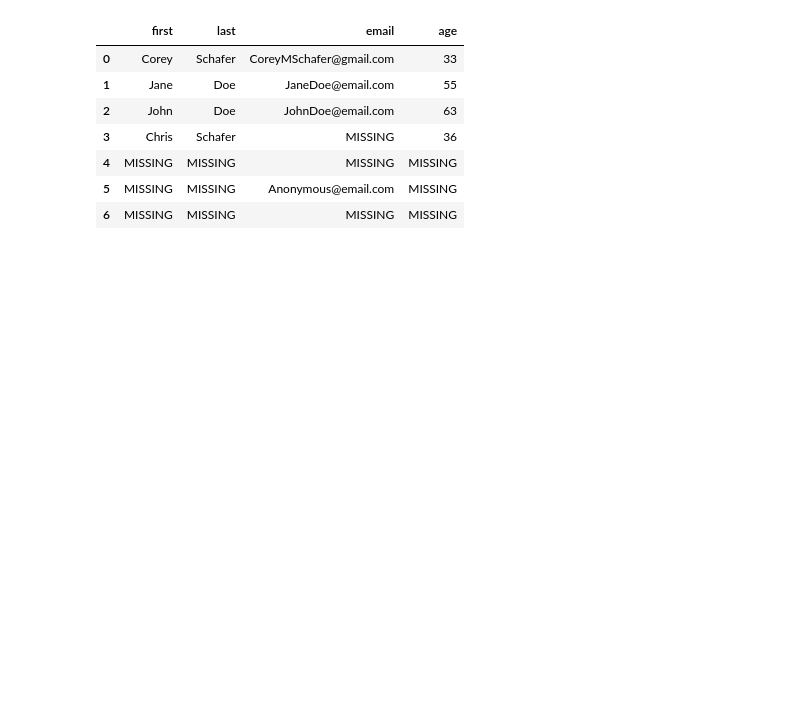
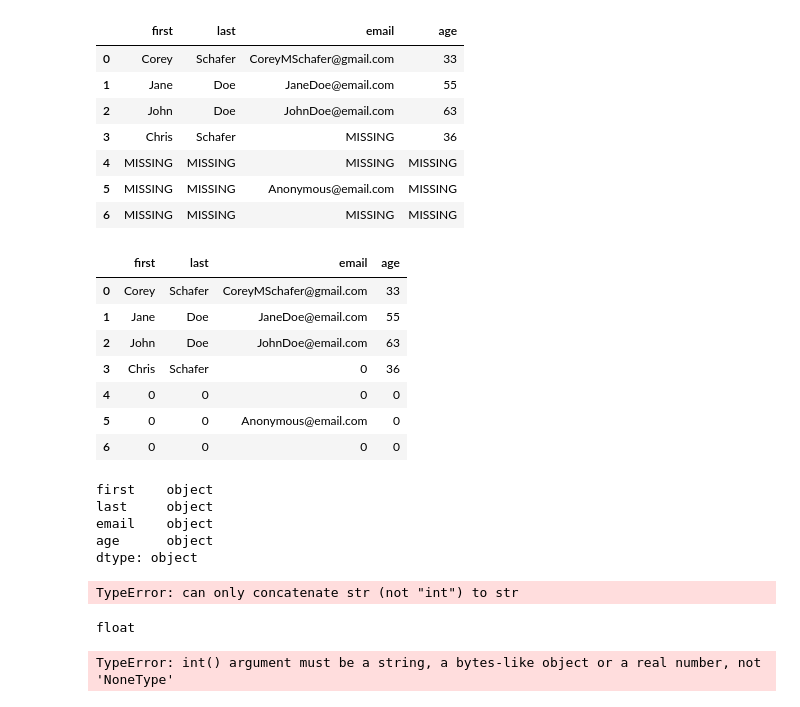
Before and after one commit to Utsav-Raut/handson_with_python_2023, a Jupyter notebook: pandas_tutorial/Pandas_Demo9_Helper.ipynb, the cells around one changed output. Saved outputs shown, nothing was run; the diff lists cells and outputs as text; code cells hidden in the pictures; blank space fills up the shorter version.

```diff
--- a/pandas_tutorial/Pandas_Demo9_Helper.ipynb
+++ b/pandas_tutorial/Pandas_Demo9_Helper.ipynb
@@ -139,4 +139,15 @@ df.fillna('MISSING')
 | 5 | MISSING | MISSING | Anonymous@email.com | MISSING |
 | 6 | MISSING | MISSING | MISSING | MISSING |
 # %%
-# 14:00
+# In case of numeric fields, it is sensible to fillna values with 0/-1
+# This however does not stop us from filling string na values with 0/-1
+df.fillna(0)
+# %% [output]
+|  | first | last | email | age |
+| 0 | Corey | Schafer | CoreyMSchafer@gmail.com | 33 |
+| 1 | Jane | Doe | JaneDoe@email.com | 55 |
+| 2 | John | Doe | JohnDoe@email.com | 63 |
+| 3 | Chris | Schafer | 0 | 36 |
+| 4 | 0 | 0 | 0 | 0 |
+| 5 | 0 | 0 | Anonymous@email.com | 0 |
+| 6 | 0 | 0 | 0 | 0 |
@@ -142,0 +156,29 @@ df.fillna('MISSING')
+# %%
+# Get avg age of all the ppl in the sample df
+# Right now all the values in our df are strings
+# object datatype usually refers to strings or a mix of diff data types
+df.dtypes
+# %% [output]
+first    object
+last     object
+email    object
+age      object
+dtype: object
+# %%
+# If we apply average age, it would throw an error now, bcz it is of type str/object
+df['age'].mean()
+# %% [output]
+TypeError: can only concatenate str (not "int") to str
+# %%
+# When we have nan values in a column that we are trying to convert to a number,
+# then we need to use a float data type, that is because nan is actually a float
+# under the hood
+
+type(np.nan)
+# %% [output]
+float
+# %%
+# If we try to convert the age col to integer it will throw an error while trying to convert the nan values
+df['age'] = df['age'].astype(int) #trying to change dtype of age
+# %% [output]
+TypeError: int() argument must be a string, a bytes-like object or a real number, not 'NoneType'
```
Also changed, not shown: parts of 6 cells of this notebook, 18 other files.
